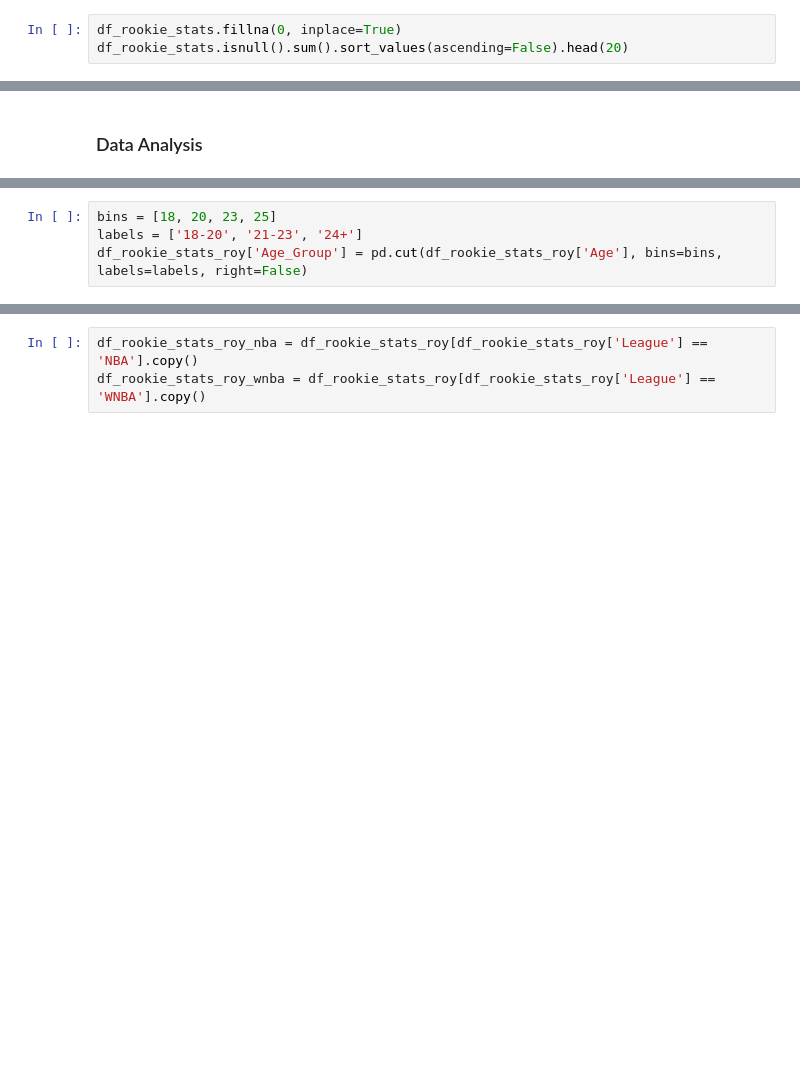
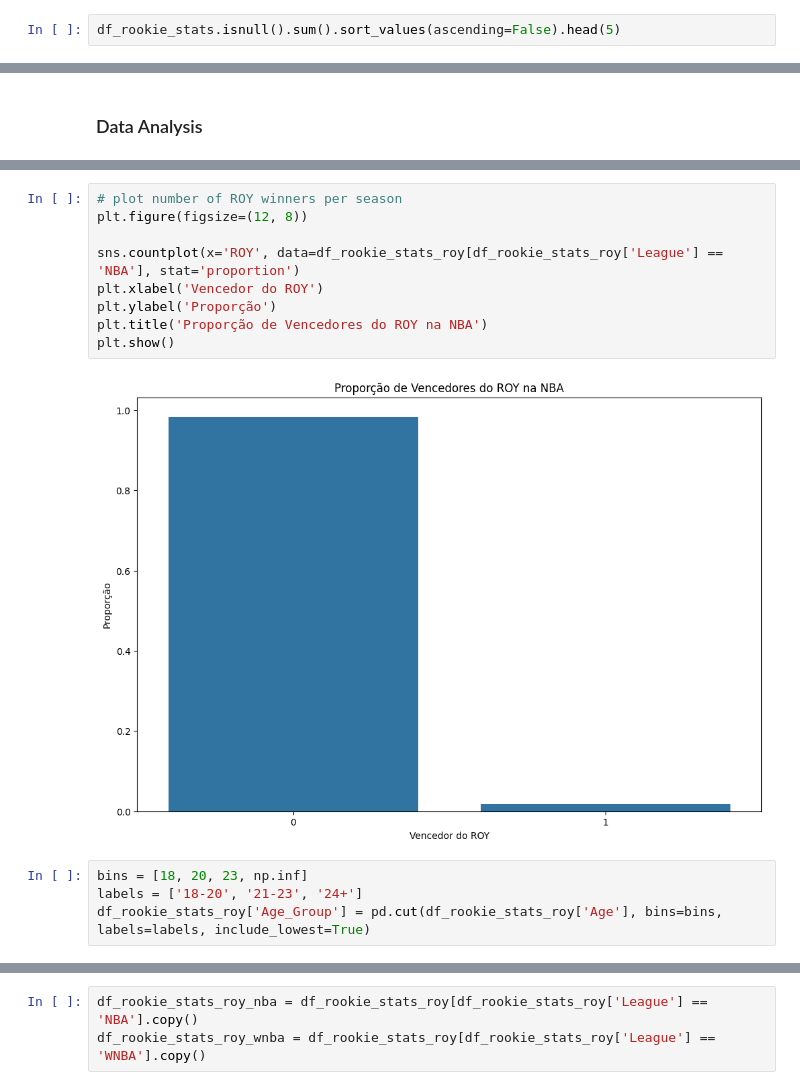
Before and after one commit to ThiagoMonica/nba-roy-prediction, a Jupyter notebook: notebooks/NBA_Rookie_of_Year_Prediction.ipynb, the cells around one changed output, grey strips where cells are left out. Saved outputs shown, nothing was run; the diff lists cells and outputs as text; blank space fills up the shorter version.

Commit message:
data analysis and birthplace dataset added

```diff
--- a/notebooks/NBA_Rookie_of_Year_Prediction.ipynb
+++ b/notebooks/NBA_Rookie_of_Year_Prediction.ipynb
@@ -164,4 +495,3 @@ dtype: int64
 # %%
-df_rookie_stats.fillna(0, inplace=True)
-df_rookie_stats.isnull().sum().sort_values(ascending=False).head(20)
+df_rookie_stats.isnull().sum().sort_values(ascending=False).head(5)
 # %% [output]
@@ -315,10 +564,21 @@ plt.title('Quantidade de Novatos por Temporada e Liga')
 plt.show()
 # %% [output]
 [figure]
+# %%
+# plot number of ROY winners per season
+plt.figure(figsize=(12, 8))
+
+sns.countplot(x='ROY', data=df_rookie_stats_roy[df_rookie_stats_roy['League'] == 'NBA'], stat='proportion')
+plt.xlabel('Vencedor do ROY')
+plt.ylabel('Proporção')
+plt.title('Proporção de Vencedores do ROY na NBA')
+plt.show()
+# %% [output]
+[figure, added]
 # %%
-bins = [18, 20, 23, 25]
+bins = [18, 20, 23, np.inf]
 labels = ['18-20', '21-23', '24+']
-df_rookie_stats_roy['Age_Group'] = pd.cut(df_rookie_stats_roy['Age'], bins=bins, labels=labels, right=False)
+df_rookie_stats_roy['Age_Group'] = pd.cut(df_rookie_stats_roy['Age'], bins=bins, labels=labels, include_lowest=True)
 # %%
 # Calculate the proportion of rookies per age group per league
 df_age_group = df_rookie_stats_roy.groupby(['Age_Group', 'League']).size().reset_index(name='Count')
```
Also changed, not shown: parts of 56 cells of this notebook, 12 other files.
